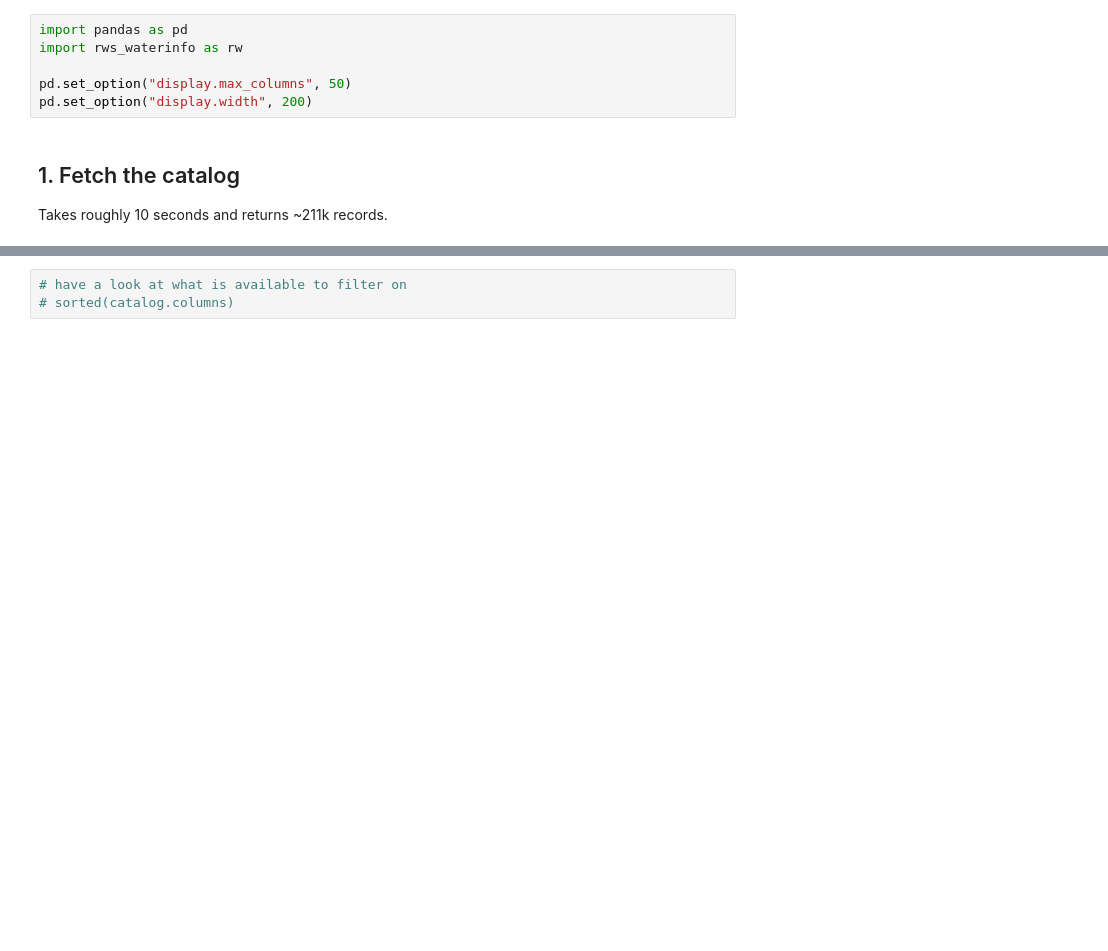
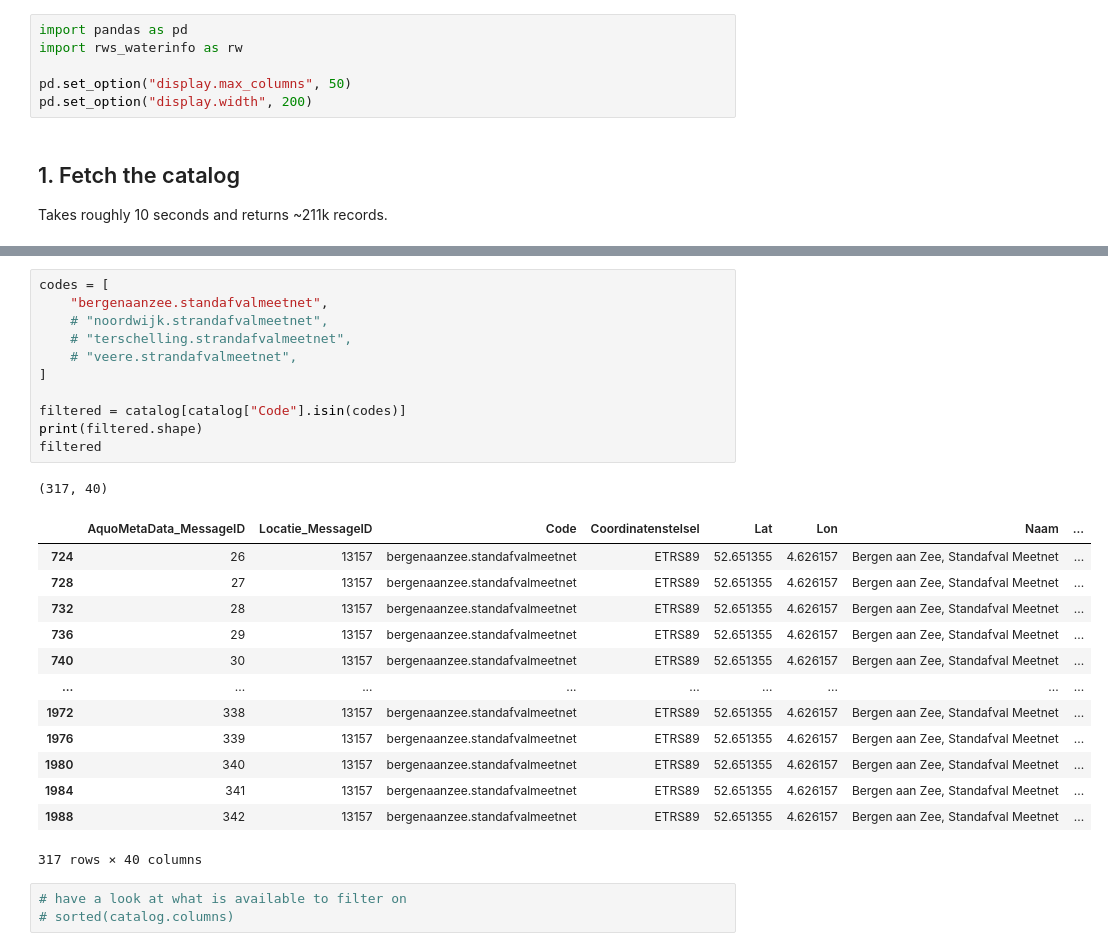
Before and after one commit to openearth/krmvalidatie, a Jupyter notebook: infra/functions/downloading-dev/notebooks/waterinfo_demo.ipynb, the cells around one changed output, grey strips where cells are left out. Drawn from its saved outputs; the diff is of its cells as text; blank space fills up the shorter version.

```diff
--- a/infra/functions/downloading-dev/notebooks/waterinfo_demo.ipynb
+++ b/infra/functions/downloading-dev/notebooks/waterinfo_demo.ipynb
@@ -32,3 +150,29 @@ catalog.head()
+# %%
+codes = [
+    "bergenaanzee.standafvalmeetnet",
+    # "noordwijk.strandafvalmeetnet",
+    # "terschelling.strandafvalmeetnet",
+    # "veere.strandafvalmeetnet",
+]
+
+filtered = catalog[catalog["Code"].isin(codes)]
+print(filtered.shape)
+filtered
+# %% [output]
+(317, 40)
+|  | AquoMetaData_MessageID | Locatie_MessageID | Code | Coordinatenstelsel | Lat | Lon | Naam | ... |
+| 724 | 26 | 13157 | bergenaanzee.standafvalmeetnet | ETRS89 | 52.651355 | 4.626157 | Bergen aan Zee, Standafval Meetnet | ... |
+| 728 | 27 | 13157 | bergenaanzee.standafvalmeetnet | ETRS89 | 52.651355 | 4.626157 | Bergen aan Zee, Standafval Meetnet | ... |
+| 732 | 28 | 13157 | bergenaanzee.standafvalmeetnet | ETRS89 | 52.651355 | 4.626157 | Bergen aan Zee, Standafval Meetnet | ... |
+| 736 | 29 | 13157 | bergenaanzee.standafvalmeetnet | ETRS89 | 52.651355 | 4.626157 | Bergen aan Zee, Standafval Meetnet | ... |
+| 740 | 30 | 13157 | bergenaanzee.standafvalmeetnet | ETRS89 | 52.651355 | 4.626157 | Bergen aan Zee, Standafval Meetnet | ... |
+| ... | ... | ... | ... | ... | ... | ... | ... | ... |
+| 1972 | 338 | 13157 | bergenaanzee.standafvalmeetnet | ETRS89 | 52.651355 | 4.626157 | Bergen aan Zee, Standafval Meetnet | ... |
+| 1976 | 339 | 13157 | bergenaanzee.standafvalmeetnet | ETRS89 | 52.651355 | 4.626157 | Bergen aan Zee, Standafval Meetnet | ... |
+| 1980 | 340 | 13157 | bergenaanzee.standafvalmeetnet | ETRS89 | 52.651355 | 4.626157 | Bergen aan Zee, Standafval Meetnet | ... |
+| 1984 | 341 | 13157 | bergenaanzee.standafvalmeetnet | ETRS89 | 52.651355 | 4.626157 | Bergen aan Zee, Standafval Meetnet | ... |
+| 1988 | 342 | 13157 | bergenaanzee.standafvalmeetnet | ETRS89 | 52.651355 | 4.626157 | Bergen aan Zee, Standafval Meetnet | ... |
+317 rows × 40 columns
 # %%
 # have a look at what is available to filter on
 # sorted(catalog.columns)
```
Also changed, not shown: parts of 7 cells of this notebook, 2 other files.
